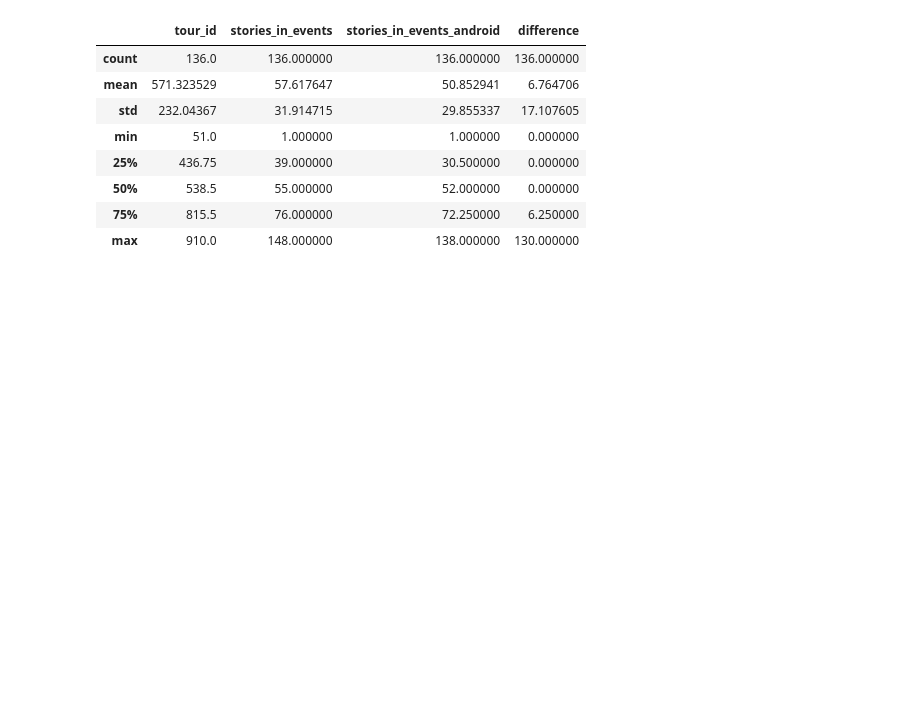
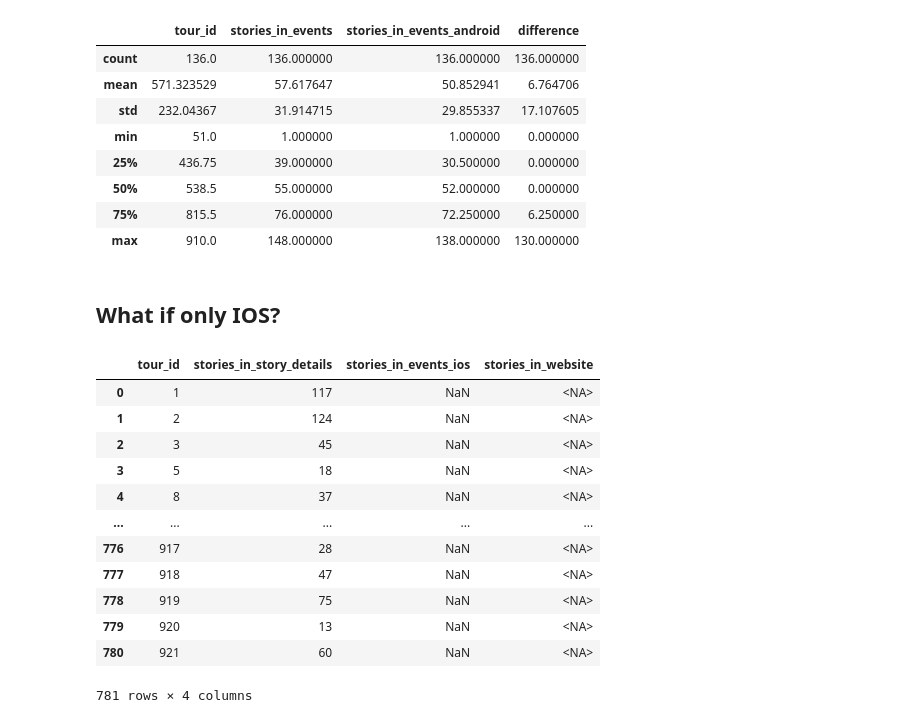
Before and after one commit to vassilismylo/Clio_Muse, a Jupyter notebook: Altair_Analytics/story_order_analysis.ipynb, the cells around one changed output. Cells and saved outputs as stored; diff of their text form; code cells hidden in the pictures; blank space fills up the shorter version.

```diff
--- a/Altair_Analytics/story_order_analysis.ipynb
+++ b/Altair_Analytics/story_order_analysis.ipynb
@@ -460,3 +460,58 @@ side_by_side.describe()
 | 50% | 538.5 | 55.000000 | 52.000000 | 0.000000 |
 | 75% | 815.5 | 76.000000 | 72.250000 | 6.250000 |
 | max | 910.0 | 148.000000 | 138.000000 | 130.000000 |
+# %% [markdown]
+## What if only IOS?
+# %%
+# 1️⃣ Filter events to Android only
+events_ios = events_data[
+    events_data["platform"] == "IOS"
+]
+
+# 2️⃣ Stories appearing in Android events
+events_story_counts_ios = (
+    events_ios
+    .dropna(subset=["tour_id", "story_id"])
+    .groupby("tour_id")["story_id"]
+    .nunique()
+    .reset_index()
+    .rename(columns={"story_id": "stories_in_events_ios"})
+)
+
+# 3️⃣ Stories defined in story_details csv
+stories_csv_counts = (
+    stories
+    .groupby("tour_id")["story_id"]
+    .nunique()
+    .reset_index()
+    .rename(columns={"story_id": "stories_in_story_details"})
+)
+
+# 4️⃣ Website info
+website_counts = (
+    tour_info[["tour_id", "total_stories"]]
+    .rename(columns={"total_stories": "stories_in_website"})
+)
+
+# 5️⃣ Merge
+comparison_ios = (
+    stories_csv_counts
+    .merge(events_story_counts_ios, on="tour_id", how="left")
+    .merge(website_counts, on="tour_id", how="left")
+)
+
+comparison_ios
+# %% [output]
+|  | tour_id | stories_in_story_details | stories_in_events_ios | stories_in_website |
+| 0 | 1 | 117 | NaN | <NA> |
+| 1 | 2 | 124 | NaN | <NA> |
+| 2 | 3 | 45 | NaN | <NA> |
+| 3 | 5 | 18 | NaN | <NA> |
+| 4 | 8 | 37 | NaN | <NA> |
+| ... | ... | ... | ... | ... |
+| 776 | 917 | 28 | NaN | <NA> |
+| 777 | 918 | 47 | NaN | <NA> |
+| 778 | 919 | 75 | NaN | <NA> |
+| 779 | 920 | 13 | NaN | <NA> |
+| 780 | 921 | 60 | NaN | <NA> |
+781 rows × 4 columns
```
Also changed, not shown: parts of 11 cells of this notebook, 1 other file.
